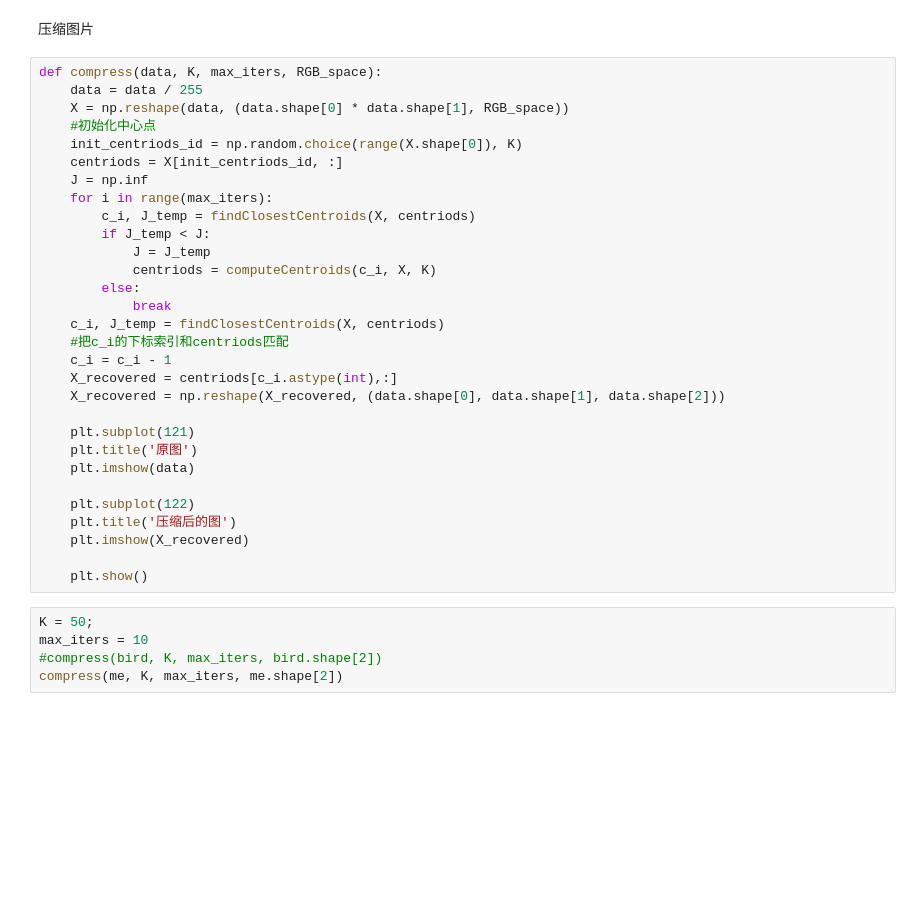
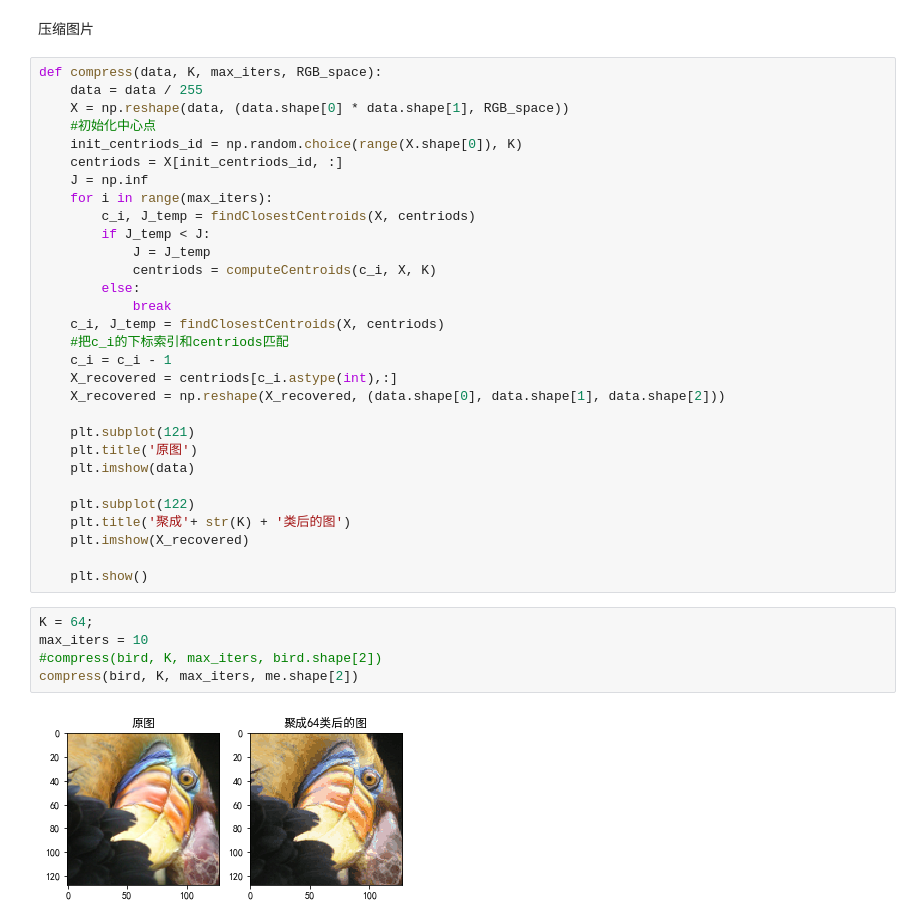
Before and after one commit to haobinlu/ML_Ng-python-code, a Jupyter notebook: ex7/mytest_Kmeans.ipynb, the cells around one changed output. Drawn from its saved outputs; the diff is of its cells as text; blank space fills up the shorter version.

```diff
--- a/ex7/mytest_Kmeans.ipynb
+++ b/ex7/mytest_Kmeans.ipynb
@@ -153,12 +158,14 @@ def compress(data, K, max_iters, RGB_space):
     plt.imshow(data)
 
     plt.subplot(122)
-    plt.title('压缩后的图')
+    plt.title('聚成'+ str(K) + '类后的图')
     plt.imshow(X_recovered)
 
     plt.show()
 # %%
-K = 50;
+K = 64;
 max_iters = 10
 #compress(bird, K, max_iters, bird.shape[2])
-compress(me, K, max_iters, me.shape[2])
+compress(bird, K, max_iters, me.shape[2])
+# %% [output]
+[figure, added]
```
Also changed, not shown: parts of 2 cells of this notebook, 1 other file.
